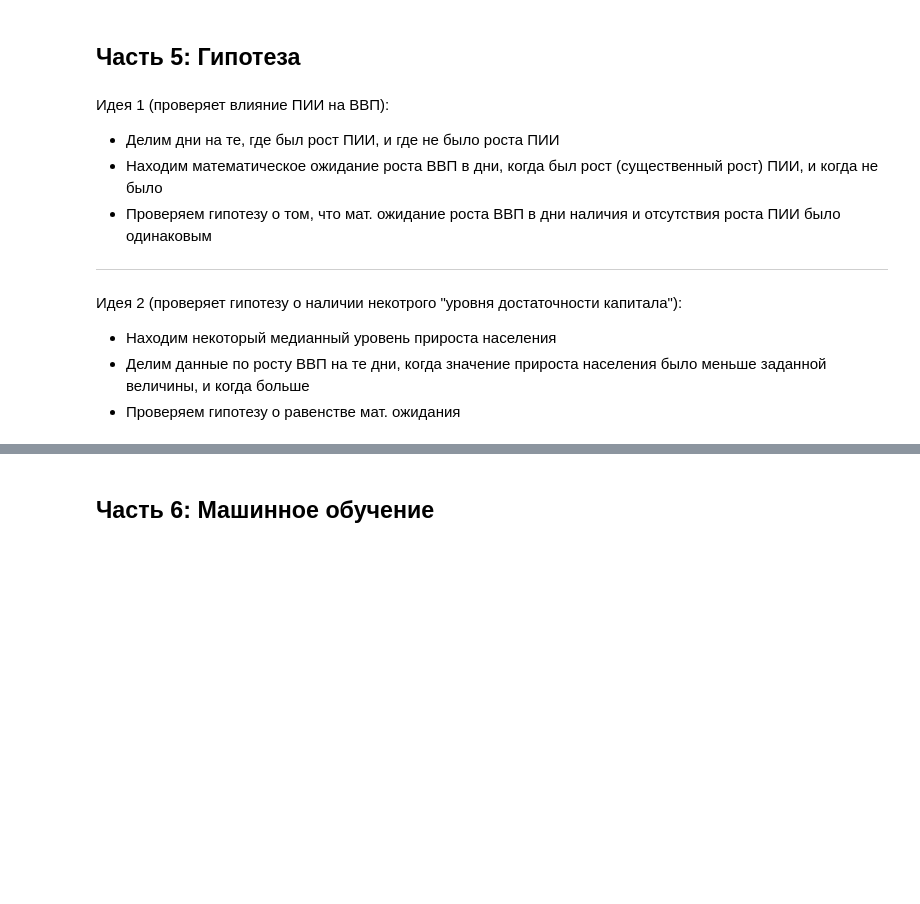
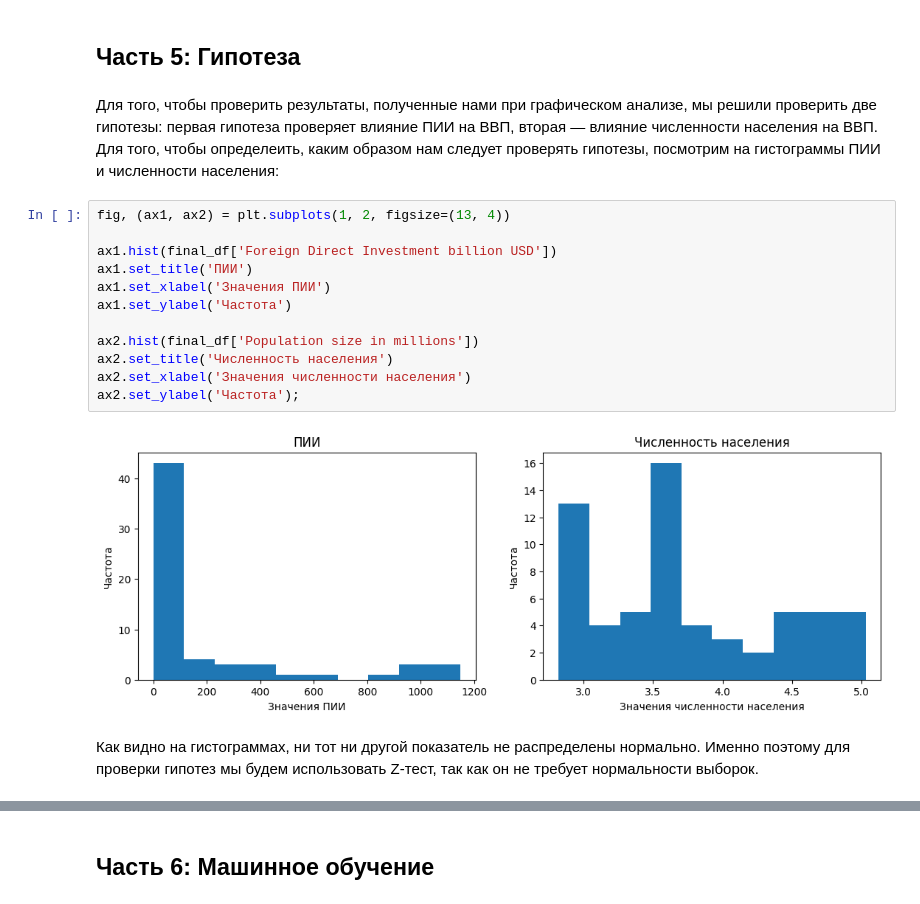
Before and after one commit to rsokur1515/Pr, a Jupyter notebook: Проект.ipynb, the cells around one changed output, grey strips where cells are left out. Saved outputs shown, nothing was run; the diff lists cells and outputs as text; blank space fills up the shorter version.

```diff
--- a/Проект.ipynb
+++ b/Проект.ipynb
@@ -1077,16 +1067,20 @@ final_df
 # %% [markdown]
 ## Часть 5: Гипотеза
-# %% [markdown]
-Идея 1 (проверяет влияние ПИИ на ВВП):
-
-
-*   Делим дни на те, где был рост ПИИ, и где не было роста ПИИ
-*   Находим математическое ожидание роста ВВП в дни, когда был рост (существенный рост) ПИИ, и когда не было
-*   Проверяем гипотезу о том, что мат. ожидание роста ВВП в дни наличия и отсутствия роста ПИИ было одинаковым
-
-
----
-Идея 2 (проверяет гипотезу о наличии некотрого "уровня достаточности капитала"):
-*   Находим некоторый медианный уровень прироста населения
-*   Делим данные по росту ВВП на те дни, когда значение прироста населения было меньше заданной величины, и когда больше
-*   Проверяем гипотезу о равенстве мат. ожидания
+# %% [markdown]
+Для того, чтобы проверить результаты, полученные нами при графическом анализе, мы решили проверить две гипотезы: первая гипотеза проверяет влияние ПИИ на ВВП, вторая — влияние численности населения на ВВП. Для того, чтобы определеить, каким образом нам следует проверять гипотезы, посмотрим на гистограммы ПИИ и численности населения:
+# %%
+fig, (ax1, ax2) = plt.subplots(1, 2, figsize=(13, 4))
+
+ax1.hist(final_df['Foreign Direct Investment billion USD'])
+ax1.set_title('ПИИ')
+ax1.set_xlabel('Значения ПИИ')
+ax1.set_ylabel('Частота')
+
+ax2.hist(final_df['Population size in millions'])
+ax2.set_title('Численность населения')
+ax2.set_xlabel('Значения численности населения')
+ax2.set_ylabel('Частота');
+# %% [output]
+[figure, added]
+# %% [markdown]
+Как видно на гистограммах, ни тот ни другой показатель не распределены нормально. Именно поэтому для проверки гипотез мы будем использовать Z-тест, так как он не требует нормальности выборок.
```
Also changed, not shown: parts of 30 cells of this notebook.
